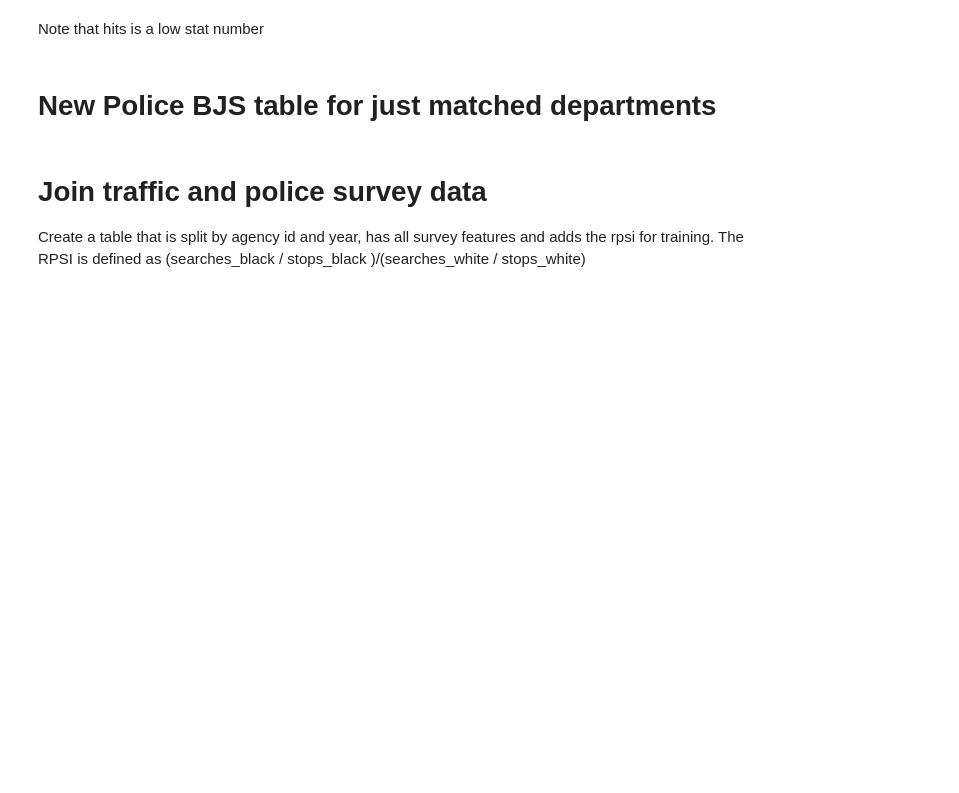
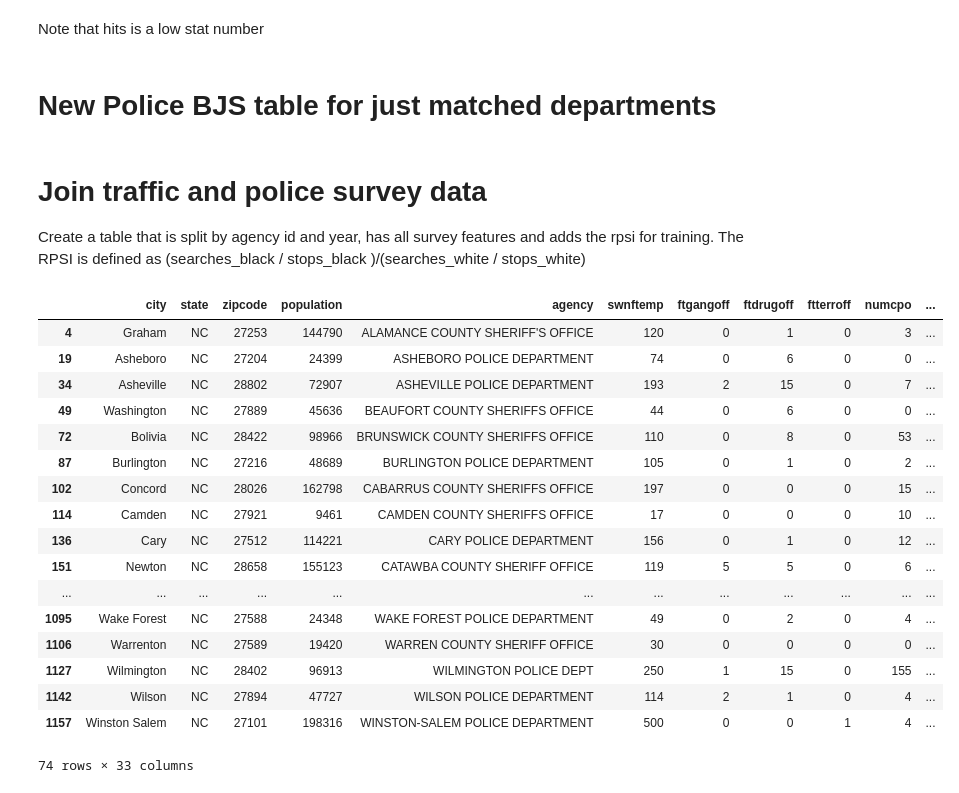
Before and after one commit to along528/insight, a Jupyter notebook: studies/nctraffic/combined_new_features.ipynb, the cells around one changed output. Cells and saved outputs as stored; diff of their text form; code cells hidden in the pictures; blank space fills up the shorter version.

```diff
--- a/studies/nctraffic/combined_new_features.ipynb
+++ b/studies/nctraffic/combined_new_features.ipynb
@@ -257,11 +261,11 @@ nc_police
 Create a table that is split by agency id and year, has all survey features and adds the rpsi for training. The RPSI is defined as (searches_black / stops_black )/(searches_white / stops_white)
 # %%
 sql_query = """
-SELECT survey.zipcode,
-survey.city,
+SELECT survey.city,
 survey.state,
+survey.zipcode,
+survey.population,
 survey.agency,
-survey.population,
 survey.swnftemp,
 survey.ftgangoff,
 survey.ftdrugoff,
@@ -288,12 +292,31 @@ survey.cpplan,
 survey.cpnone,
 survey.lessthanplcy,
 survey.racialprplcy,
-survey.numuofoth,
 ratio.year,ratio.searches_over_stops_black_over_white AS "rpsi"
 FROM searches_over_stops ratio
 JOIN nc_police_survey survey ON survey.agency_id = ratio.agency_id;
 """
 joined = pd.read_sql_query(sql_query,con)
+joined = joined.fillna(-1) #remaining missing are categorical. set as -1 if missing since different from others
 joined.to_sql('combined_rpsi_searches_over_stops_black_over_white', engine, if_exists='replace')
 # %%
-joined[joined['year']==2015]
+joined[joined['year']==2006] # matches year in survey
+# %% [output]
+|  | city | state | zipcode | population | agency | swnftemp | ftgangoff | ftdrugoff | ftterroff | numcpo | ... |
+| 4 | Graham | NC | 27253 | 144790 | ALAMANCE COUNTY SHERIFF'S OFFICE | 120 | 0 | 1 | 0 | 3 | ... |
+| 19 | Asheboro | NC | 27204 | 24399 | ASHEBORO POLICE DEPARTMENT | 74 | 0 | 6 | 0 | 0 | ... |
+| 34 | Asheville | NC | 28802 | 72907 | ASHEVILLE POLICE DEPARTMENT | 193 | 2 | 15 | 0 | 7 | ... |
+| 49 | Washington | NC | 27889 | 45636 | BEAUFORT COUNTY SHERIFFS OFFICE | 44 | 0 | 6 | 0 | 0 | ... |
+| 72 | Bolivia | NC | 28422 | 98966 | BRUNSWICK COUNTY SHERIFFS OFFICE | 110 | 0 | 8 | 0 | 53 | ... |
+| 87 | Burlington | NC | 27216 | 48689 | BURLINGTON POLICE DEPARTMENT | 105 | 0 | 1 | 0 | 2 | ... |
+| 102 | Concord | NC | 28026 | 162798 | CABARRUS COUNTY SHERIFFS OFFICE | 197 | 0 | 0 | 0 | 15 | ... |
+| 114 | Camden | NC | 27921 | 9461 | CAMDEN COUNTY SHERIFFS OFFICE | 17 | 0 | 0 | 0 | 10 | ... |
+| 136 | Cary | NC | 27512 | 114221 | CARY POLICE DEPARTMENT | 156 | 0 | 1 | 0 | 12 | ... |
+| 151 | Newton | NC | 28658 | 155123 | CATAWBA COUNTY SHERIFF OFFICE | 119 | 5 | 5 | 0 | 6 | ... |
+| ... | ... | ... | ... | ... | ... | ... | ... | ... | ... | ... | ... |
+| 1095 | Wake Forest | NC | 27588 | 24348 | WAKE FOREST POLICE DEPARTMENT | 49 | 0 | 2 | 0 | 4 | ... |
+| 1106 | Warrenton | NC | 27589 | 19420 | WARREN COUNTY SHERIFF OFFICE | 30 | 0 | 0 | 0 | 0 | ... |
+| 1127 | Wilmington | NC | 28402 | 96913 | WILMINGTON POLICE DEPT | 250 | 1 | 15 | 0 | 155 | ... |
+| 1142 | Wilson | NC | 27894 | 47727 | WILSON POLICE DEPARTMENT | 114 | 2 | 1 | 0 | 4 | ... |
+| 1157 | Winston Salem | NC | 27101 | 198316 | WINSTON-SALEM POLICE DEPARTMENT | 500 | 0 | 0 | 1 | 4 | ... |
+74 rows × 33 columns
```
Also changed, not shown: parts of 2 cells of this notebook, 3 other files.
